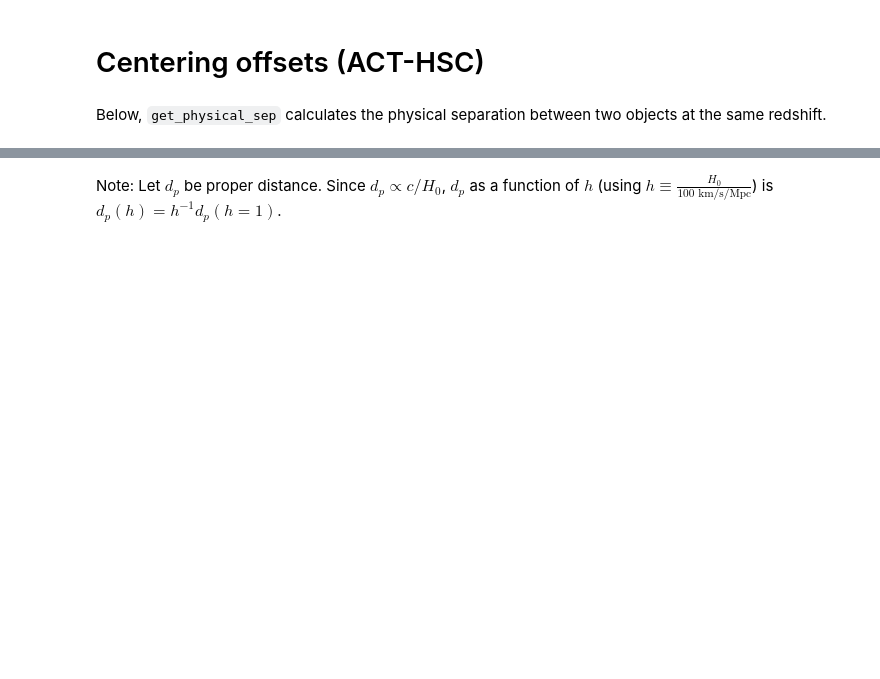
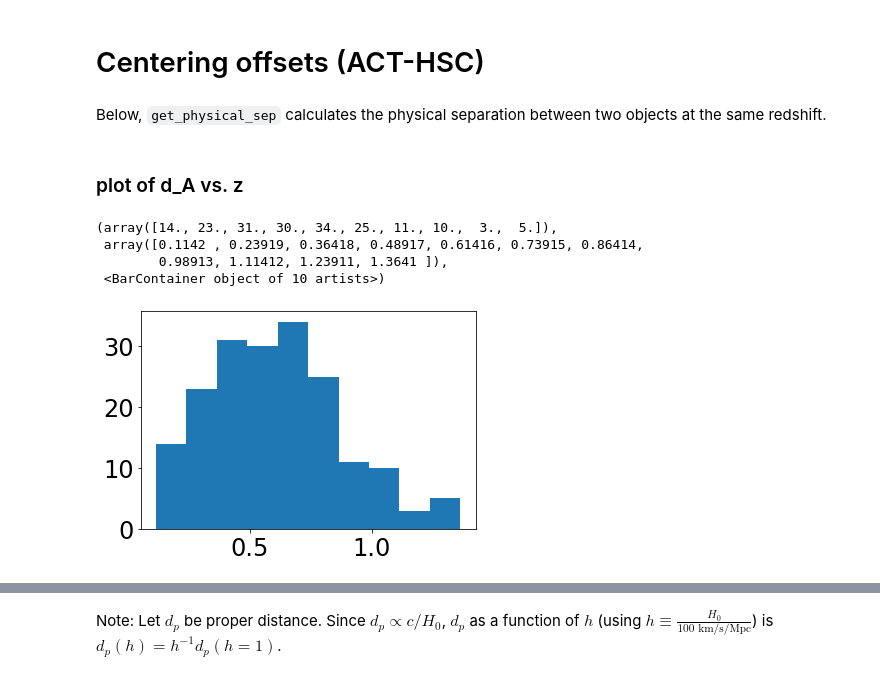
Before and after one commit to Jupiter1994/hsc-miscentering, a Jupyter notebook: HSC_ACT_Offset_Distribution.ipynb, the cells around one changed output, grey strips where cells are left out. Saved outputs shown, nothing was run; the diff lists cells and outputs as text; code cells hidden in the pictures; blank space fills up the shorter version.

```diff
--- a/HSC_ACT_Offset_Distribution.ipynb
+++ b/HSC_ACT_Offset_Distribution.ipynb
@@ -178,3 +191,13 @@ Look at the ACT clusters that are in the HSC footprint, but aren't flagged as ha
 # Centering offsets (ACT-HSC)
 # %% [markdown]
 Below, `get_physical_sep` calculates the physical separation between two objects at the same redshift.
+# %% [markdown]
+### plot of d_A vs. z
+# %%
+plt.hist(HSC_cat[idx[in_crossmatch]][:,2])
+# %% [output]
+(array([14., 23., 31., 30., 34., 25., 11., 10.,  3.,  5.]),
+ array([0.1142 , 0.23919, 0.36418, 0.48917, 0.61416, 0.73915, 0.86414,
+        0.98913, 1.11412, 1.23911, 1.3641 ]),
+ <BarContainer object of 10 artists>)
+[figure, added]
```
Also changed, not shown: parts of 17 cells of this notebook, 1 other file.
